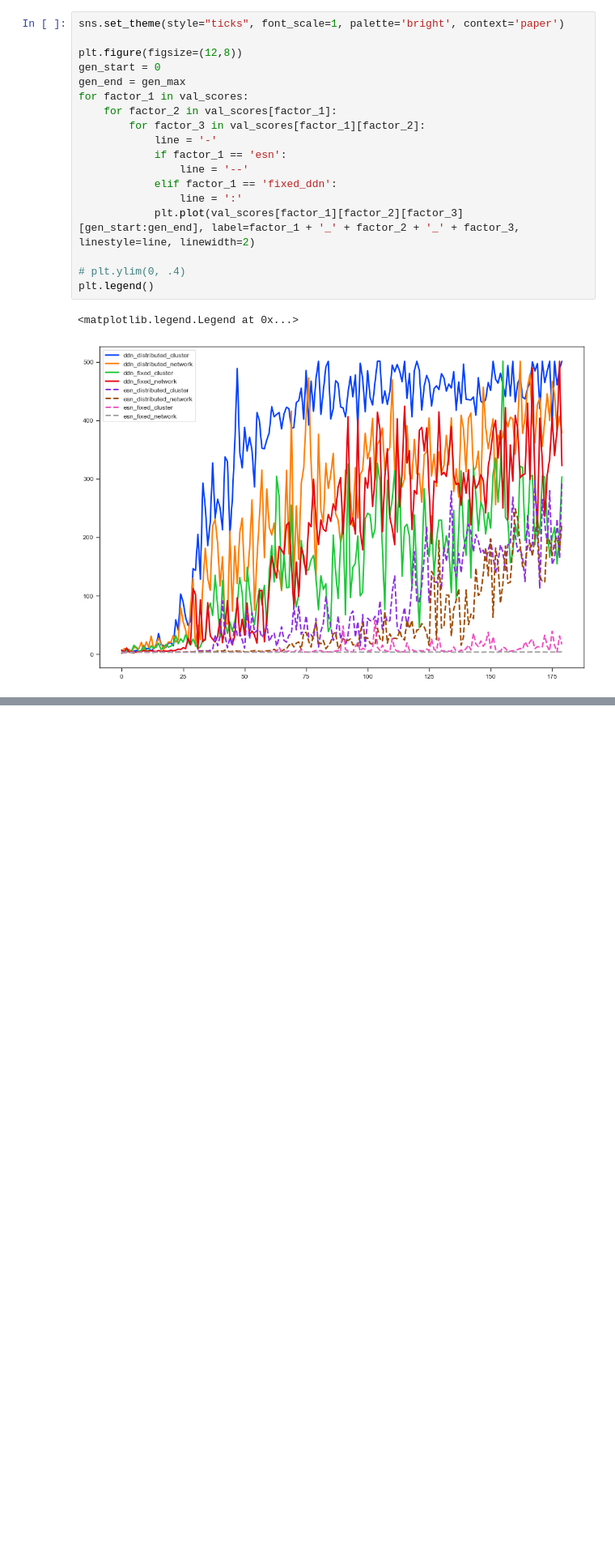
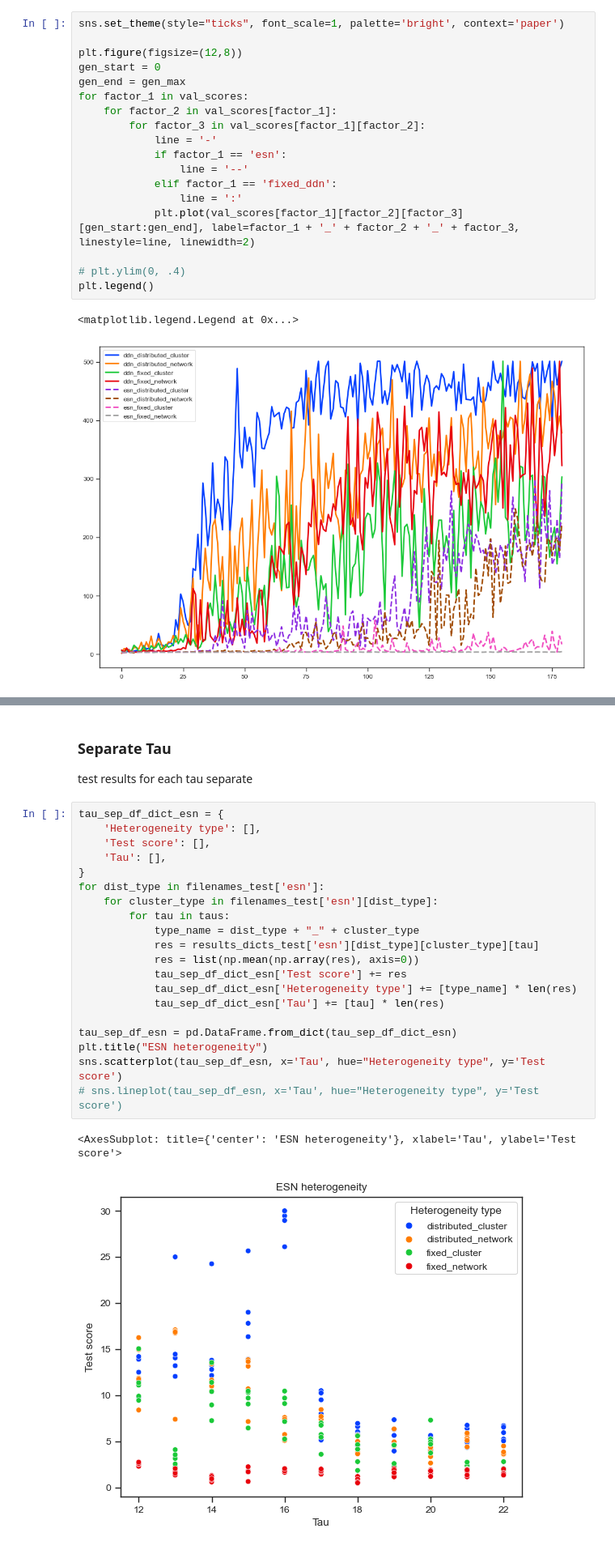
Before and after one commit to StefanIacob/DDN-public, a Jupyter notebook: analysis_decay_heterogeneity_mg.ipynb, the cells around one changed output, grey strips where cells are left out. Shown at 81% size. Drawn from its saved outputs; the diff is of its cells as text; blank space fills up the shorter version.

```diff
--- a/analysis_decay_heterogeneity_mg.ipynb
+++ b/analysis_decay_heterogeneity_mg.ipynb
@@ -128,0 +224,26 @@ def get_best():
+# %% [markdown]
+### Separate Tau
+test results for each tau separate
+# %%
+tau_sep_df_dict_esn = {
+    'Heterogeneity type': [],
+    'Test score': [],
+    'Tau': [],
+}
+for dist_type in filenames_test['esn']:
+    for cluster_type in filenames_test['esn'][dist_type]:
+        for tau in taus:
+            type_name = dist_type + "_" + cluster_type
+            res = results_dicts_test['esn'][dist_type][cluster_type][tau]
+            res = list(np.mean(np.array(res), axis=0))
+            tau_sep_df_dict_esn['Test score'] += res
+            tau_sep_df_dict_esn['Heterogeneity type'] += [type_name] * len(res)
+            tau_sep_df_dict_esn['Tau'] += [tau] * len(res)
+
+tau_sep_df_esn = pd.DataFrame.from_dict(tau_sep_df_dict_esn)
+plt.title("ESN heterogeneity")
+sns.scatterplot(tau_sep_df_esn, x='Tau', hue="Heterogeneity type", y='Test score')
+# sns.lineplot(tau_sep_df_esn, x='Tau', hue="Heterogeneity type", y='Test score')
+# %% [output]
+<AxesSubplot: title={'center': 'ESN heterogeneity'}, xlabel='Tau', ylabel='Test score'>
+[figure, added]
```
Also changed, not shown: parts of 26 cells of this notebook, 12 other files.
